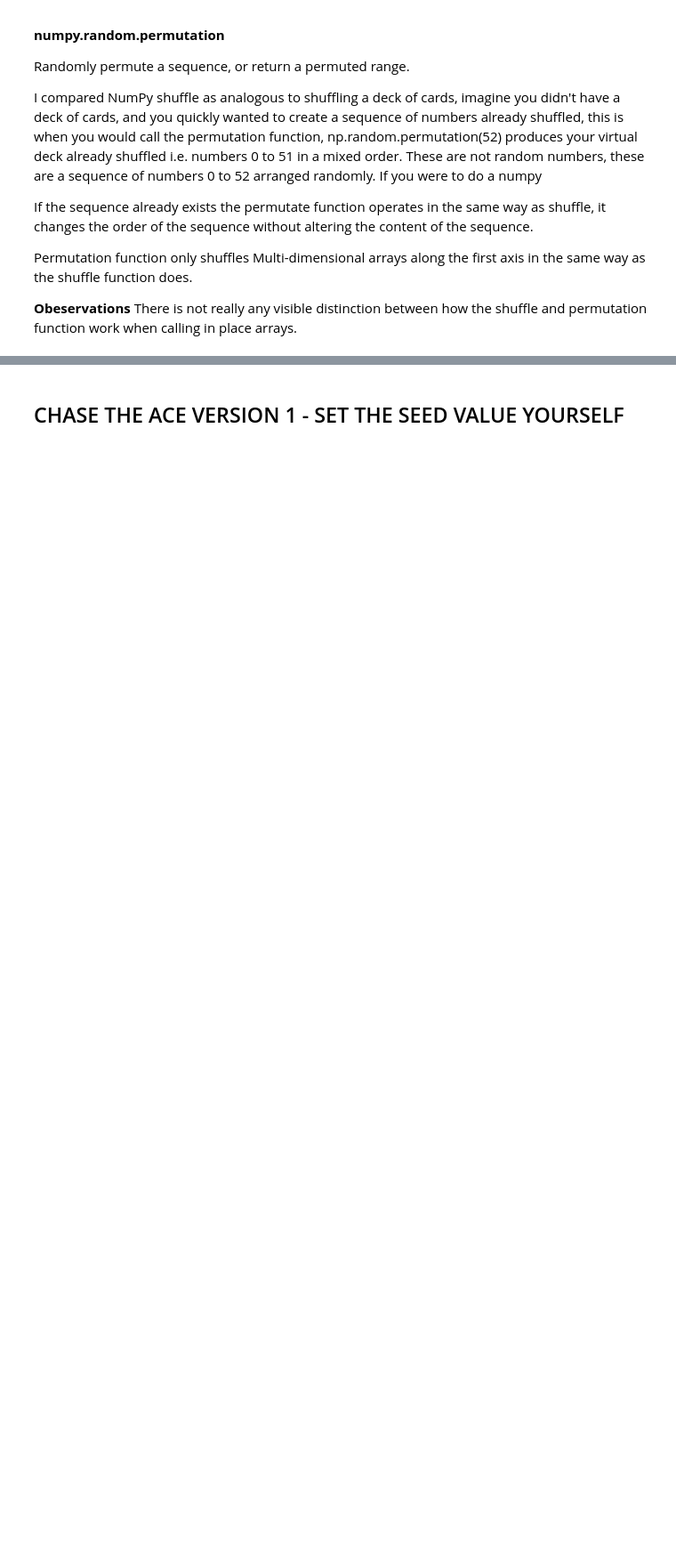
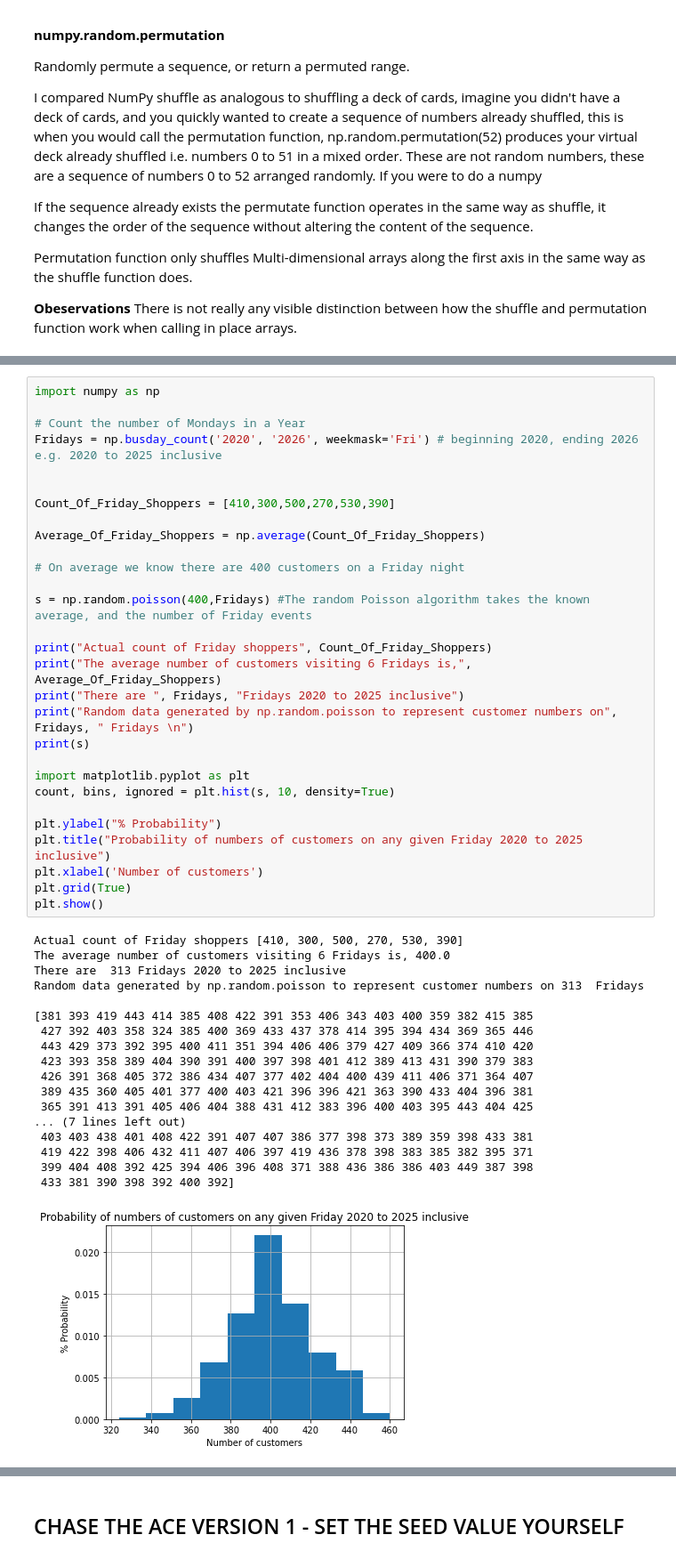
Before and after one commit to collinstechwrite/numpy-random-package, a Jupyter notebook: NumPy_Assignment_Christopher_Collins_G00387822.ipynb, the cells around one changed output, grey strips where cells are left out. Shown at 89% size. Cells and saved outputs as stored; diff of their text form; blank space fills up the shorter version.

```diff
--- a/NumPy_Assignment_Christopher_Collins_G00387822.ipynb
+++ b/NumPy_Assignment_Christopher_Collins_G00387822.ipynb
@@ -508,0 +500,48 @@ Returns the Kolmogorov-Smirnov statistic and associated probability that two arr
+# %%
+import numpy as np
+
+# Count the number of Mondays in a Year
+Fridays = np.busday_count('2020', '2026', weekmask='Fri') # beginning 2020, ending 2026 e.g. 2020 to 2025 inclusive
+
+
+Count_Of_Friday_Shoppers = [410,300,500,270,530,390]
+
+Average_Of_Friday_Shoppers = np.average(Count_Of_Friday_Shoppers)
+
+# On average we know there are 400 customers on a Friday night
+
+s = np.random.poisson(400,Fridays) #The random Poisson algorithm takes the known average, and the number of Friday events
+
+print("Actual count of Friday shoppers", Count_Of_Friday_Shoppers)
+print("The average number of customers visiting 6 Fridays is,", Average_Of_Friday_Shoppers)
+print("There are ", Fridays, "Fridays 2020 to 2025 inclusive")
+print("Random data generated by np.random.poisson to represent customer numbers on", Fridays, " Fridays \n")
+print(s)
+
+import matplotlib.pyplot as plt
+count, bins, ignored = plt.hist(s, 10, density=True)
+
+plt.ylabel("% Probability")
+plt.title("Probability of numbers of customers on any given Friday 2020 to 2025 inclusive")
+plt.xlabel('Number of customers')
+plt.grid(True)
+plt.show()
+# %% [output]
+Actual count of Friday shoppers [410, 300, 500, 270, 530, 390]
+The average number of customers visiting 6 Fridays is, 400.0
+There are  313 Fridays 2020 to 2025 inclusive
+Random data generated by np.random.poisson to represent customer numbers on 313  Fridays
+
+[381 393 419 443 414 385 408 422 391 353 406 343 403 400 359 382 415 385
+ 427 392 403 358 324 385 400 369 433 437 378 414 395 394 434 369 365 446
+ 443 429 373 392 395 400 411 351 394 406 406 379 427 409 366 374 410 420
+ 423 393 358 389 404 390 391 400 397 398 401 412 389 413 431 390 379 383
+ 426 391 368 405 372 386 434 407 377 402 404 400 439 411 406 371 364 407
+ 389 435 360 405 401 377 400 403 421 396 396 421 363 390 433 404 396 381
+ 365 391 413 391 405 406 404 388 431 412 383 396 400 403 395 443 404 425
+... (7 lines left out)
+ 403 403 438 401 408 422 391 407 407 386 377 398 373 389 359 398 433 381
+ 419 422 398 406 432 411 407 406 397 419 436 378 398 383 385 382 395 371
+ 399 404 408 392 425 394 406 396 408 371 388 436 386 386 403 449 387 398
+ 433 381 390 398 392 400 392]
+[figure, added]
```
Also changed, not shown: parts of 38 cells of this notebook, 3 other files.
